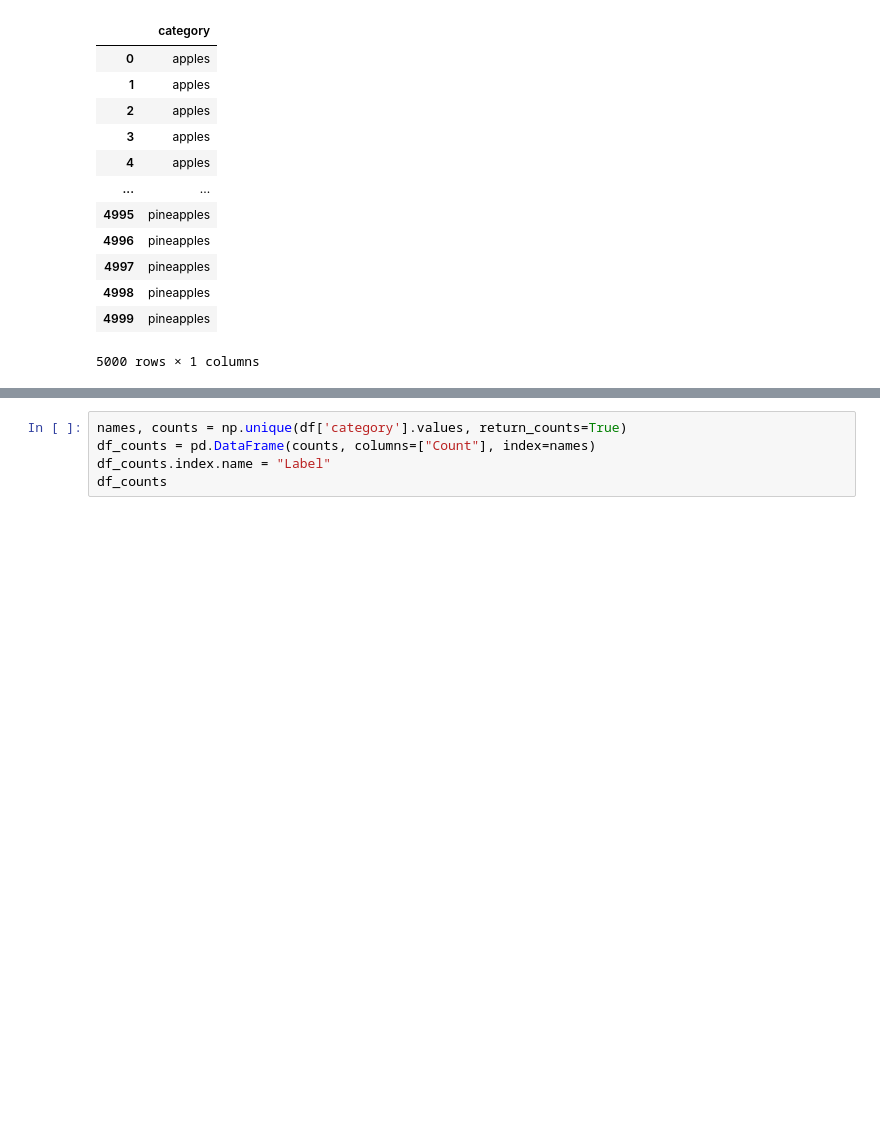
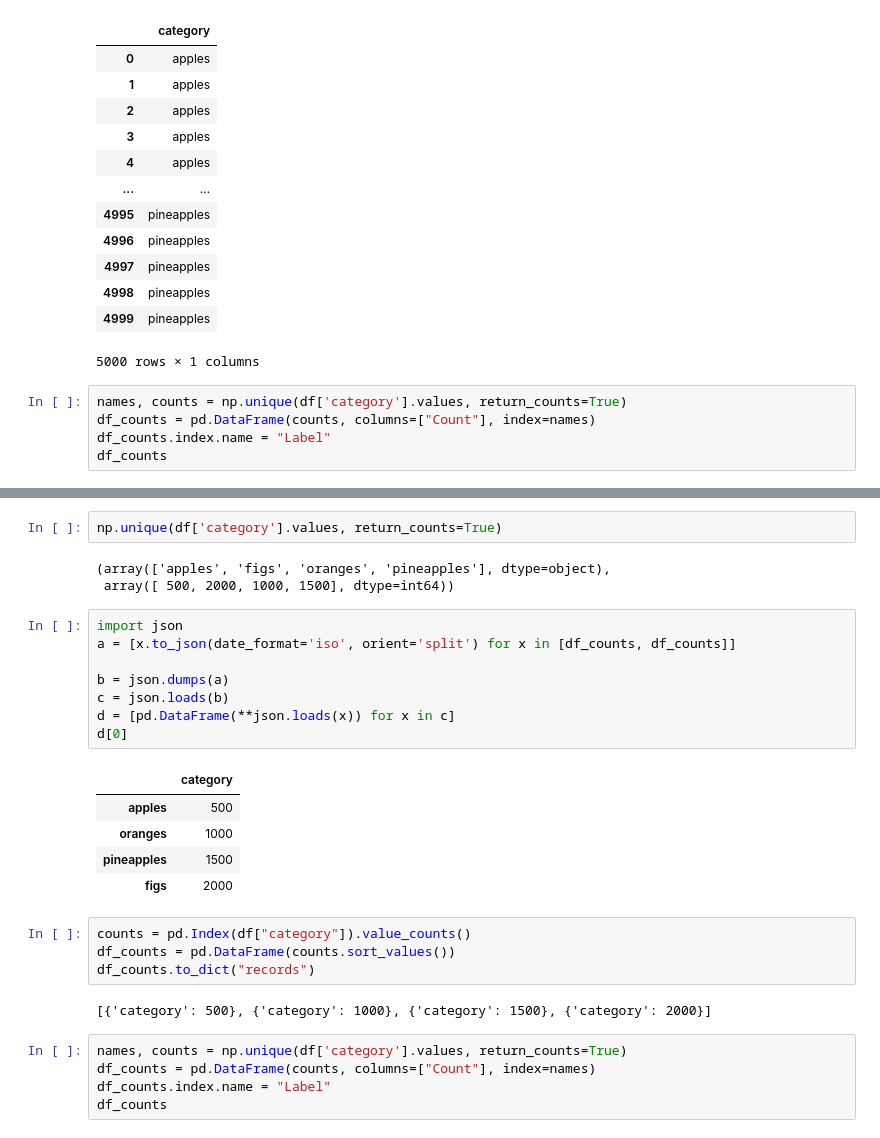
Before and after one commit to diamenciarz/MS_NIR_Analyser, a Jupyter notebook: Test.ipynb, the cells around one changed output, grey strips where cells are left out. Saved outputs shown, nothing was run; the diff lists cells and outputs as text; blank space fills up the shorter version.

Commit message:
Found how to save dataframes

```diff
--- a/Test.ipynb
+++ b/Test.ipynb
@@ -39,3 +39,8 @@ df
 | 4998 | pineapples |
 | 4999 | pineapples |
 5000 rows × 1 columns
+# %%
+names, counts = np.unique(df['category'].values, return_counts=True)
+df_counts = pd.DataFrame(counts, columns=["Count"], index=names)
+df_counts.index.name = "Label"
+df_counts
@@ -42,3 +54,28 @@ df
+# %%
+np.unique(df['category'].values, return_counts=True)
+# %% [output]
+(array(['apples', 'figs', 'oranges', 'pineapples'], dtype=object),
+ array([ 500, 2000, 1000, 1500], dtype=int64))
+# %%
+import json
+a = [x.to_json(date_format='iso', orient='split') for x in [df_counts, df_counts]]
+
+b = json.dumps(a)
+c = json.loads(b)
+d = [pd.DataFrame(**json.loads(x)) for x in c]
+d[0]
+# %% [output]
+|  | category |
+| apples | 500 |
+| oranges | 1000 |
+| pineapples | 1500 |
+| figs | 2000 |
+# %%
+counts = pd.Index(df["category"]).value_counts()
+df_counts = pd.DataFrame(counts.sort_values())
+df_counts.to_dict("records")
+# %% [output]
+[{'category': 500}, {'category': 1000}, {'category': 1500}, {'category': 2000}]
 # %%
 names, counts = np.unique(df['category'].values, return_counts=True)
 df_counts = pd.DataFrame(counts, columns=["Count"], index=names)
```
Also changed, not shown: parts of 1 cell of this notebook, 1 other file.
